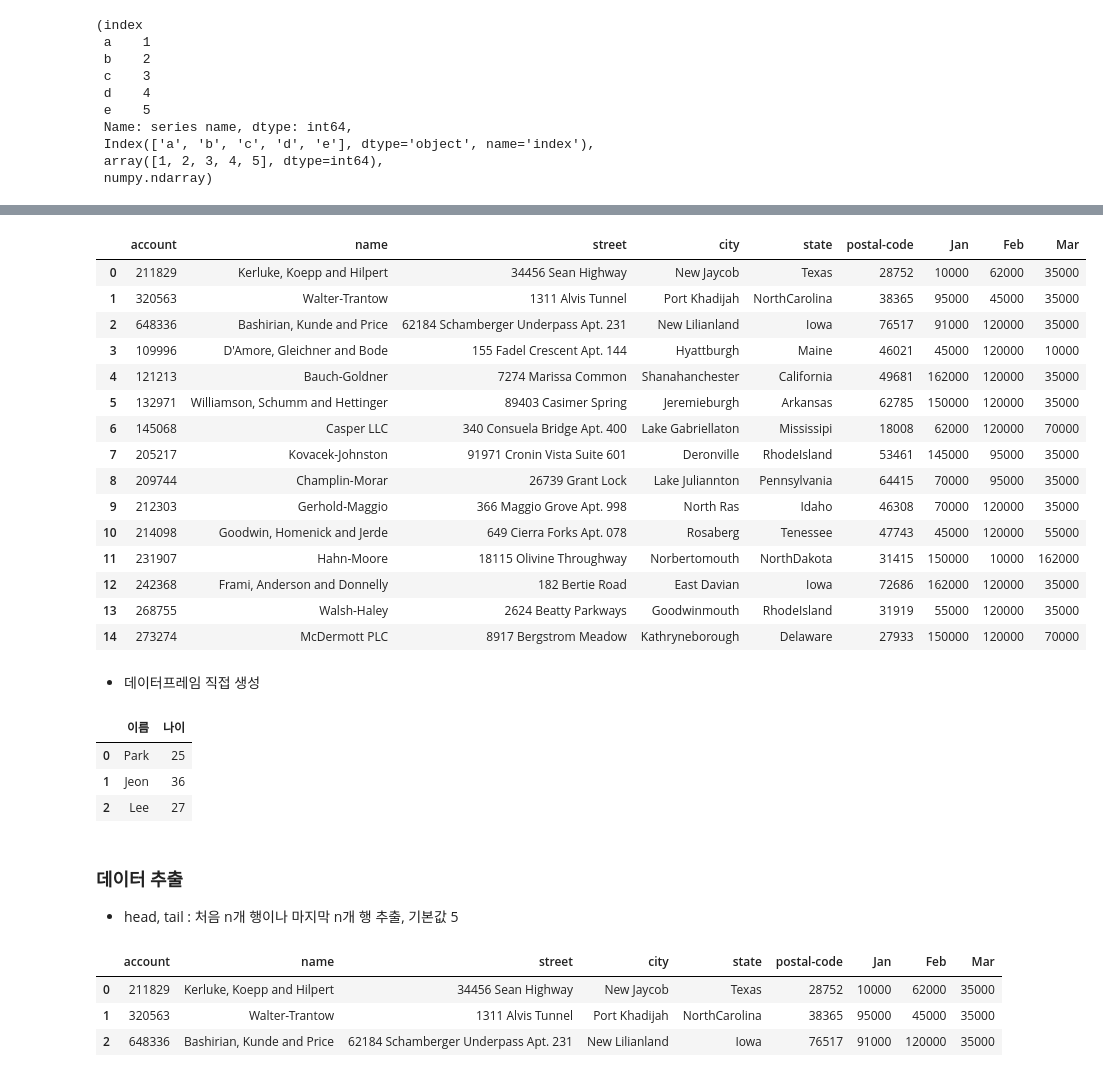
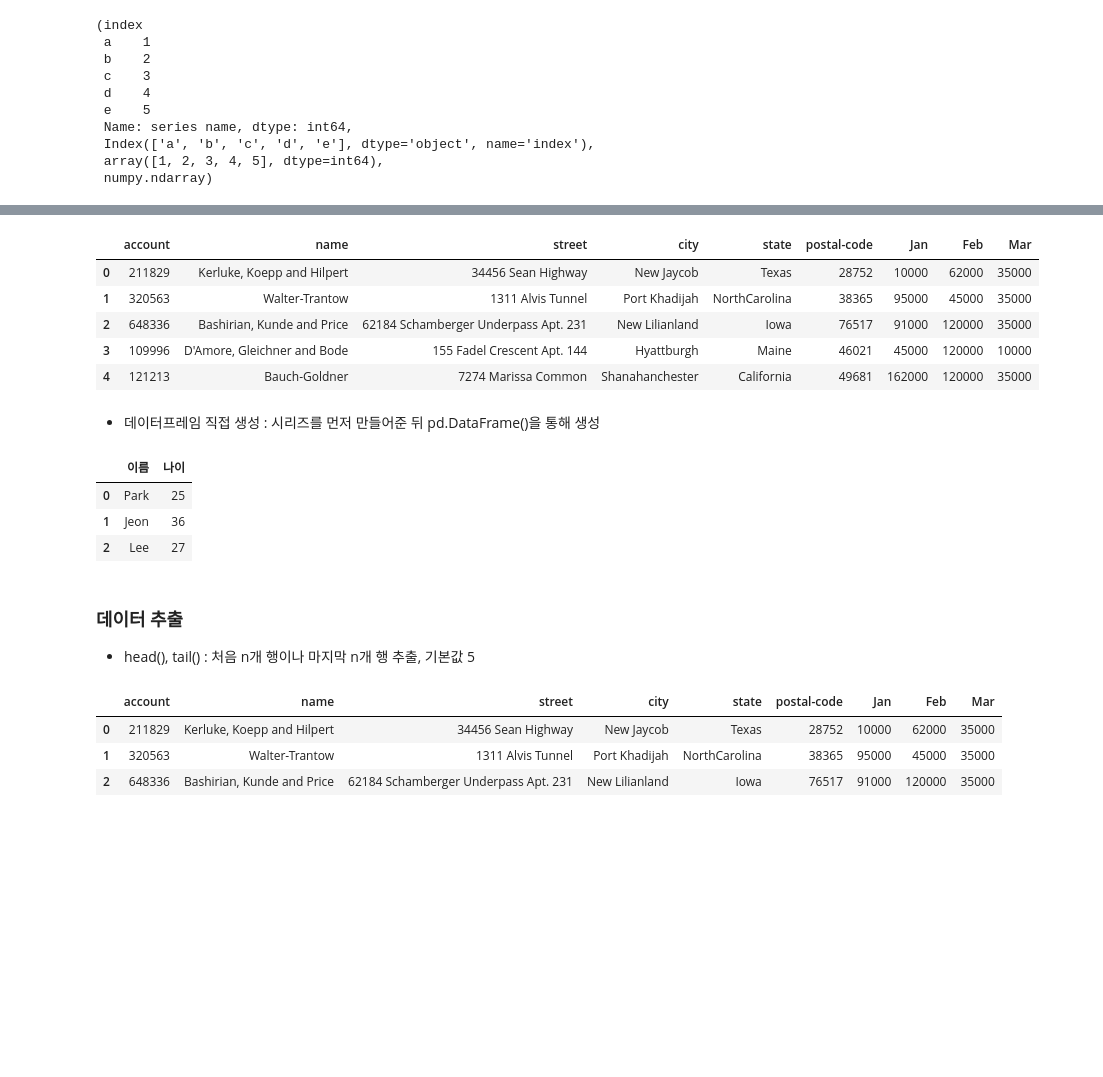
Before and after one commit to Laeti-Park/Data-Science, a Jupyter notebook: N1-Python-Machine-Learning/Study4.ipynb, the cells around one changed output, grey strips where cells are left out. Drawn from its saved outputs; the diff is of its cells as text; code cells hidden in the pictures; blank space fills up the shorter version.

```diff
--- a/N1-Python-Machine-Learning/Study4.ipynb
+++ b/N1-Python-Machine-Learning/Study4.ipynb
@@ -55,24 +51,15 @@ pd.read_csv("../Data/ch04/drama_genre.csv", encoding="ansi")
 # %%
-pd.read_excel("../Data/ch04/excel-comp-data.xlsx")
+df = pd.read_excel("../Data/ch04/excel-comp-data.xlsx")
+df.head()
 # %% [output]
 |  | account | name | street | city | state | postal-code | Jan | Feb | Mar |
 | 0 | 211829 | Kerluke, Koepp and Hilpert | 34456 Sean Highway | New Jaycob | Texas | 28752 | 10000 | 62000 | 35000 |
 | 1 | 320563 | Walter-Trantow | 1311 Alvis Tunnel | Port Khadijah | NorthCarolina | 38365 | 95000 | 45000 | 35000 |
 | 2 | 648336 | Bashirian, Kunde and Price | 62184 Schamberger Underpass Apt. 231 | New Lilianland | Iowa | 76517 | 91000 | 120000 | 35000 |
 | 3 | 109996 | D'Amore, Gleichner and Bode | 155 Fadel Crescent Apt. 144 | Hyattburgh | Maine | 46021 | 45000 | 120000 | 10000 |
 | 4 | 121213 | Bauch-Goldner | 7274 Marissa Common | Shanahanchester | California | 49681 | 162000 | 120000 | 35000 |
-| 5 | 132971 | Williamson, Schumm and Hettinger | 89403 Casimer Spring | Jeremieburgh | Arkansas | 62785 | 150000 | 120000 | 35000 |
-| 6 | 145068 | Casper LLC | 340 Consuela Bridge Apt. 400 | Lake Gabriellaton | Mississipi | 18008 | 62000 | 120000 | 70000 |
-| 7 | 205217 | Kovacek-Johnston | 91971 Cronin Vista Suite 601 | Deronville | RhodeIsland | 53461 | 145000 | 95000 | 35000 |
-| 8 | 209744 | Champlin-Morar | 26739 Grant Lock | Lake Juliannton | Pennsylvania | 64415 | 70000 | 95000 | 35000 |
-| 9 | 212303 | Gerhold-Maggio | 366 Maggio Grove Apt. 998 | North Ras | Idaho | 46308 | 70000 | 120000 | 35000 |
-| 10 | 214098 | Goodwin, Homenick and Jerde | 649 Cierra Forks Apt. 078 | Rosaberg | Tenessee | 47743 | 45000 | 120000 | 55000 |
-| 11 | 231907 | Hahn-Moore | 18115 Olivine Throughway | Norbertomouth | NorthDakota | 31415 | 150000 | 10000 | 162000 |
-| 12 | 242368 | Frami, Anderson and Donnelly | 182 Bertie Road | East Davian | Iowa | 72686 | 162000 | 120000 | 35000 |
-| 13 | 268755 | Walsh-Haley | 2624 Beatty Parkways | Goodwinmouth | RhodeIsland | 31919 | 55000 | 120000 | 35000 |
-| 14 | 273274 | McDermott PLC | 8917 Bergstrom Meadow | Kathryneborough | Delaware | 27933 | 150000 | 120000 | 70000 |
 # %% [markdown]
-- 데이터프레임 직접 생성
+- 데이터프레임 직접 생성 : 시리즈를 먼저 만들어준 뒤 pd.DataFrame()을 통해 생성
 # %%
 raw_data = {'이름': ['Park', 'Jeon', 'Lee'],
             '나이': [25, 36, 27]}
@@ -86,7 +73,7 @@ df  # 데이터가 존재하지 않는 열인 경우 NaN 값으로 추가
 | 2 | Lee | 27 |
 # %% [markdown]
 ### 데이터 추출
-- head, tail : 처음 n개 행이나 마지막 n개 행 추출, 기본값 5
+- head(), tail() : 처음 n개 행이나 마지막 n개 행 추출, 기본값 5
 # %%
 df = pd.read_excel("../Data/ch04/excel-comp-data.xlsx")
 df.head(3)
```
Also changed, not shown: parts of 27 cells of this notebook, 1 other file.
